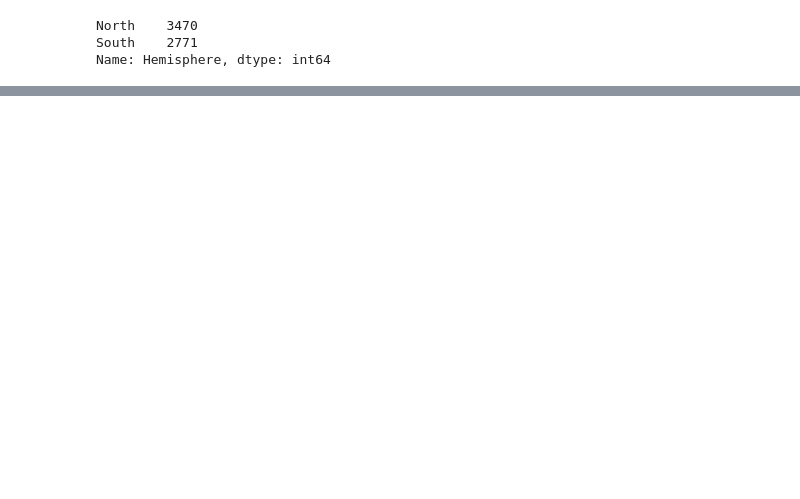
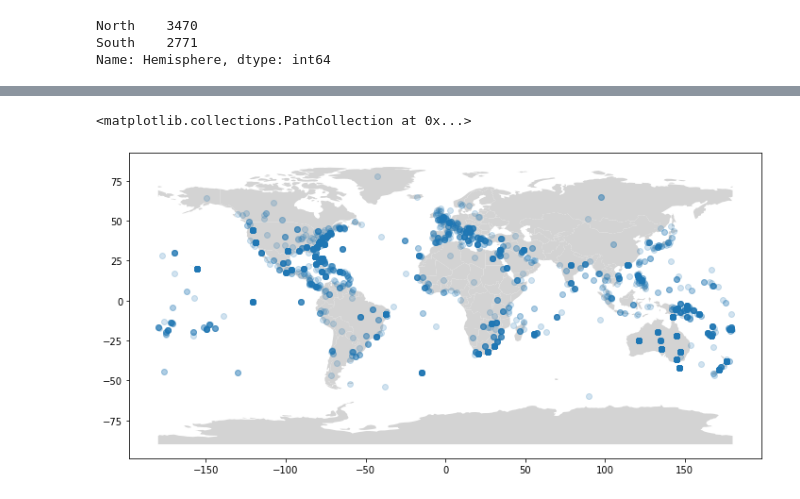
Before and after one commit to Filiipe-p/Shark-Attack, a Jupyter notebook: Shark Attacks Seasons.ipynb, the cells around one changed output, grey strips where cells are left out. Cells and saved outputs as stored; diff of their text form; code cells hidden in the pictures; blank space fills up the shorter version.

```diff
--- a/Shark Attacks Seasons.ipynb
+++ b/Shark Attacks Seasons.ipynb
@@ -179,6 +181,8 @@ attacks.to_csv('data/attacks_final.csv',
                          sep = ",",
                          decimal = ".",
                          encoding = "ISO-8859-1")
+# %%
+attacks = pd.read_csv('data/attacks_final.csv',encoding = "ISO-8859-1")
 # %%
 attacks['Season'].value_counts()
 # %% [output]
@@ -194,3 +197,5 @@ attacks['Hemisphere'].value_counts()
 North    3470
 South    2771
 Name: Hemisphere, dtype: int64
+# %%
+worldmap = gpd.read_file(gpd.datasets.get_path("naturalearth_lowres"))
@@ -196,0 +218,10 @@ Name: Hemisphere, dtype: int64
+# %%
+fig, ax = plt.subplots(figsize=(12, 6))
+worldmap.plot(color="lightgrey", ax=ax)
+x = attacks['Longitude']
+y = attacks['Latitude']
+plt.scatter(x, y, alpha=0.2, vmin=0,
+            cmap='autumn')
+# %% [output]
+<matplotlib.collections.PathCollection at 0x...>
+[figure, added]
```
Also changed, not shown: parts of 4 cells of this notebook, 1 other file.
